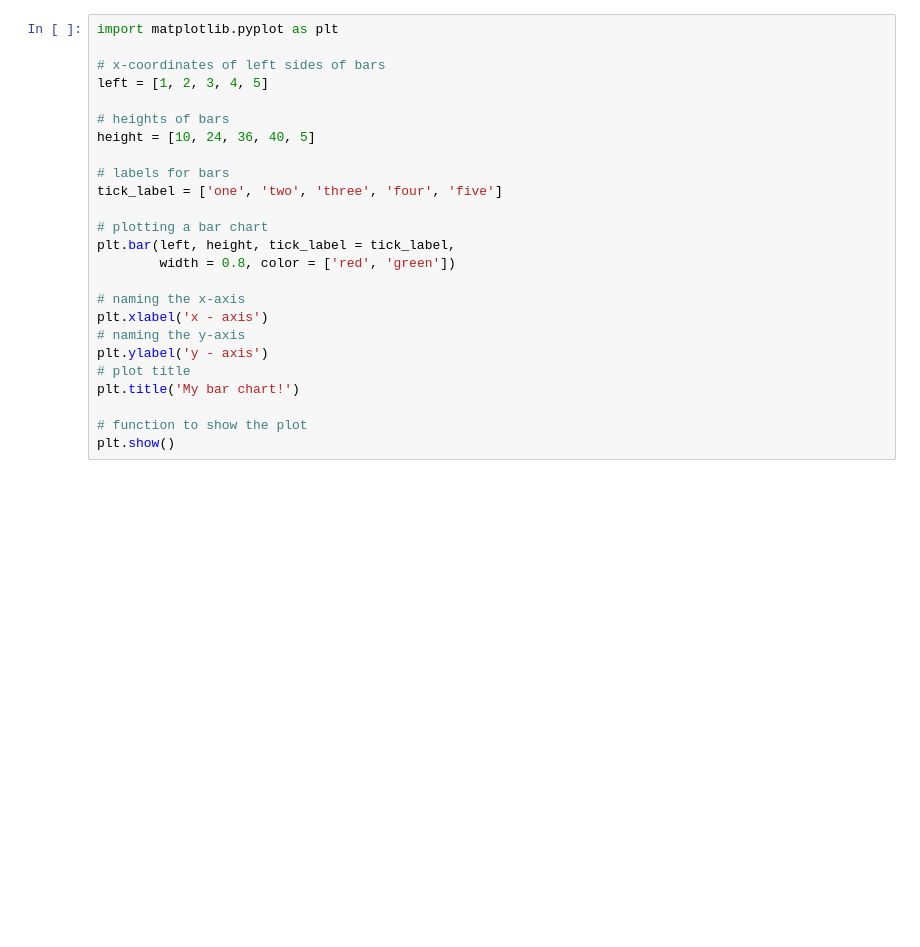
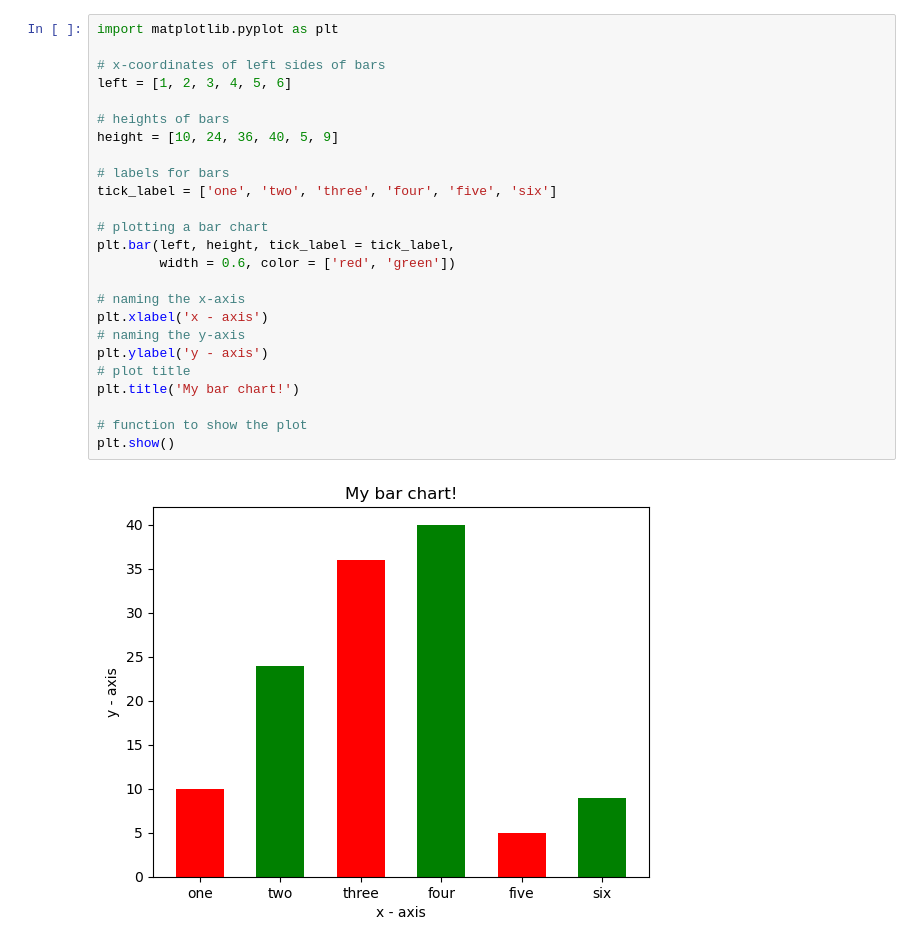
Before and after one commit to fatahjamro/project-fourier, a Jupyter notebook: notebooks/plot-practice.ipynb, the cells around one changed output. Cells and saved outputs as stored; diff of their text form; blank space fills up the shorter version.

```diff
--- a/notebooks/plot-practice.ipynb
+++ b/notebooks/plot-practice.ipynb
@@ -1,28 +86,30 @@
 # %%
 import matplotlib.pyplot as plt
 
 # x-coordinates of left sides of bars
-left = [1, 2, 3, 4, 5]
+left = [1, 2, 3, 4, 5, 6]
 
 # heights of bars
-height = [10, 24, 36, 40, 5]
+height = [10, 24, 36, 40, 5, 9]
 
 # labels for bars
-tick_label = ['one', 'two', 'three', 'four', 'five']
+tick_label = ['one', 'two', 'three', 'four', 'five', 'six']
 
 # plotting a bar chart
 plt.bar(left, height, tick_label = tick_label,
-        width = 0.8, color = ['red', 'green'])
+        width = 0.6, color = ['red', 'green'])
 
 # naming the x-axis
 plt.xlabel('x - axis')
 # naming the y-axis
 plt.ylabel('y - axis')
 # plot title
 plt.title('My bar chart!')
 
 # function to show the plot
 plt.show()
+# %% [output]
+[figure, added]
 # %%
 import matplotlib.pyplot as plt
 
```
Also changed, not shown: parts of 10 cells of this notebook, 1 other file.
